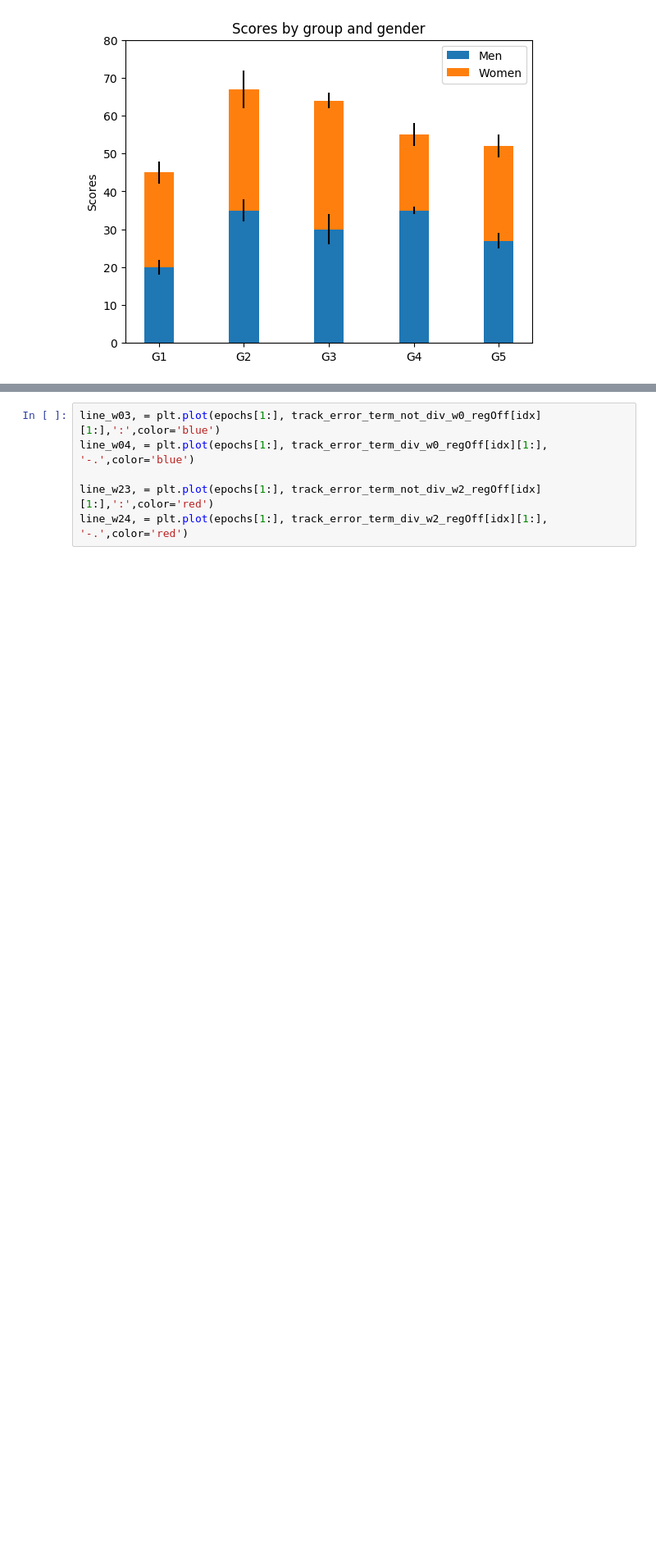
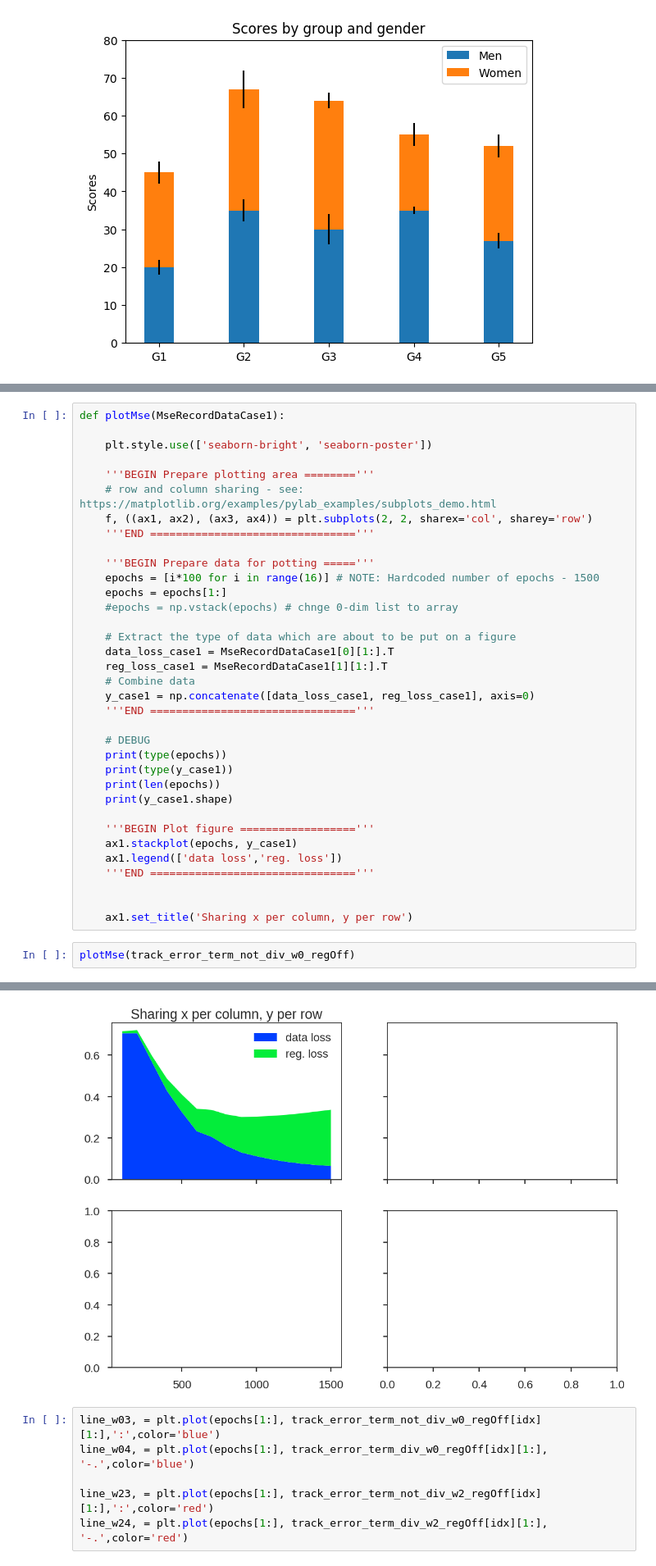
Before and after one commit to DKolmas/Python-Neural-Network, a Jupyter notebook: Network_building_blocks_v0.3.ipynb, the cells around one changed output, grey strips where cells are left out. Shown at 82% size. Drawn from its saved outputs; the diff is of its cells as text; blank space fills up the shorter version.

```diff
--- a/Network_building_blocks_v0.3.ipynb
+++ b/Network_building_blocks_v0.3.ipynb
@@ -1205,0 +1184,38 @@ https://matplotlib.org/2.0.2/users/recipes.html
+# %%
+def plotMse(MseRecordDataCase1):
+
+    plt.style.use(['seaborn-bright', 'seaborn-poster'])
+
+    '''BEGIN Prepare plotting area ========'''
+    # row and column sharing - see: https://matplotlib.org/examples/pylab_examples/subplots_demo.html
+    f, ((ax1, ax2), (ax3, ax4)) = plt.subplots(2, 2, sharex='col', sharey='row')
+    '''END ================================'''
+
+    '''BEGIN Prepare data for potting ====='''
+    epochs = [i*100 for i in range(16)] # NOTE: Hardcoded number of epochs - 1500
+    epochs = epochs[1:]
+    #epochs = np.vstack(epochs) # chnge 0-dim list to array
+
+    # Extract the type of data which are about to be put on a figure
+    data_loss_case1 = MseRecordDataCase1[0][1:].T
+    reg_loss_case1 = MseRecordDataCase1[1][1:].T
+    # Combine data
+    y_case1 = np.concatenate([data_loss_case1, reg_loss_case1], axis=0)
+    '''END ================================'''
+
+    # DEBUG
+    print(type(epochs))
+    print(type(y_case1))
+    print(len(epochs))
+    print(y_case1.shape)
+
+    '''BEGIN Plot figure =================='''
+    ax1.stackplot(epochs, y_case1)
+    ax1.legend(['data loss','reg. loss'])
+    '''END ================================'''
+
+
+    ax1.set_title('Sharing x per column, y per row')
+# %%
+plotMse(track_error_term_not_div_w0_regOff)
+# %% [output]
@@ -1206,3 +1226,4 @@ https://matplotlib.org/2.0.2/users/recipes.html
+[figure, added]
 # %%
 line_w03, = plt.plot(epochs[1:], track_error_term_not_div_w0_regOff[idx][1:],':',color='blue')
 line_w04, = plt.plot(epochs[1:], track_error_term_div_w0_regOff[idx][1:], '-.',color='blue')
```
Also changed, not shown: parts of 33 cells of this notebook.
